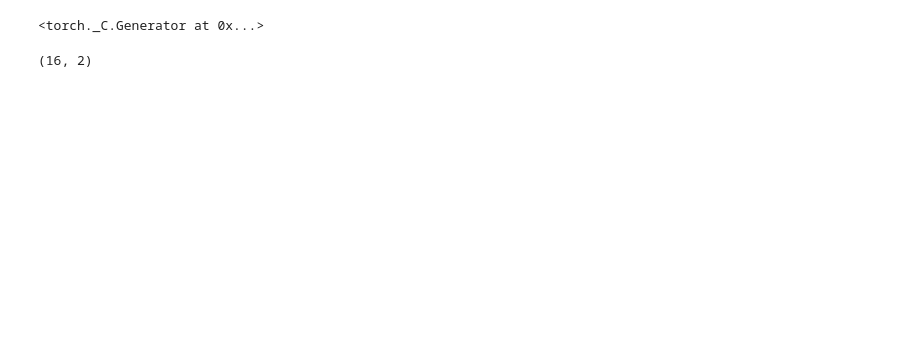
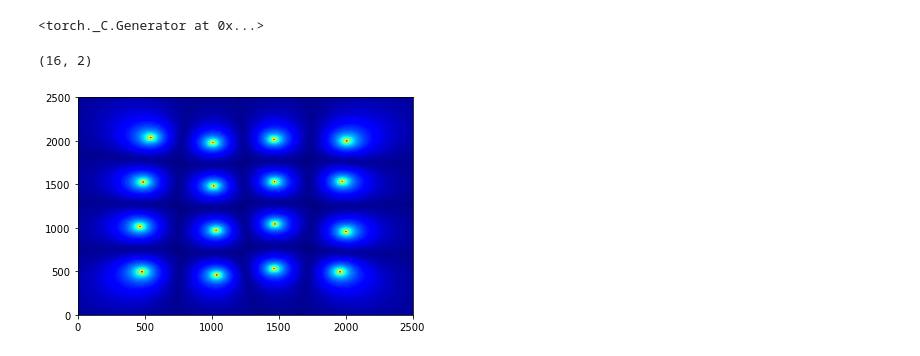
Before and after one commit to Ahmed-5/graduation_project, a Jupyter notebook: OpenAiGym.ipynb, the cells around one changed output. Cells and saved outputs as stored; diff of their text form; code cells hidden in the pictures; blank space fills up the shorter version.

```diff
--- a/OpenAiGym.ipynb
+++ b/OpenAiGym.ipynb
@@ -260,3 +257,7 @@ class EnvCluster(gym.Env):
 # %%
 env = EnvCluster(bs_loc, bs_power, bs_blackout,10, 0, n_actions, grid_width, grid_height,step_size=3*60*30+1)
 # check_env(env)
+# %%
+env.plot_bit_rate()
+# %% [output]
+[figure, added]
```
Also changed, not shown: parts of 9 cells of this notebook, 18 other files.
